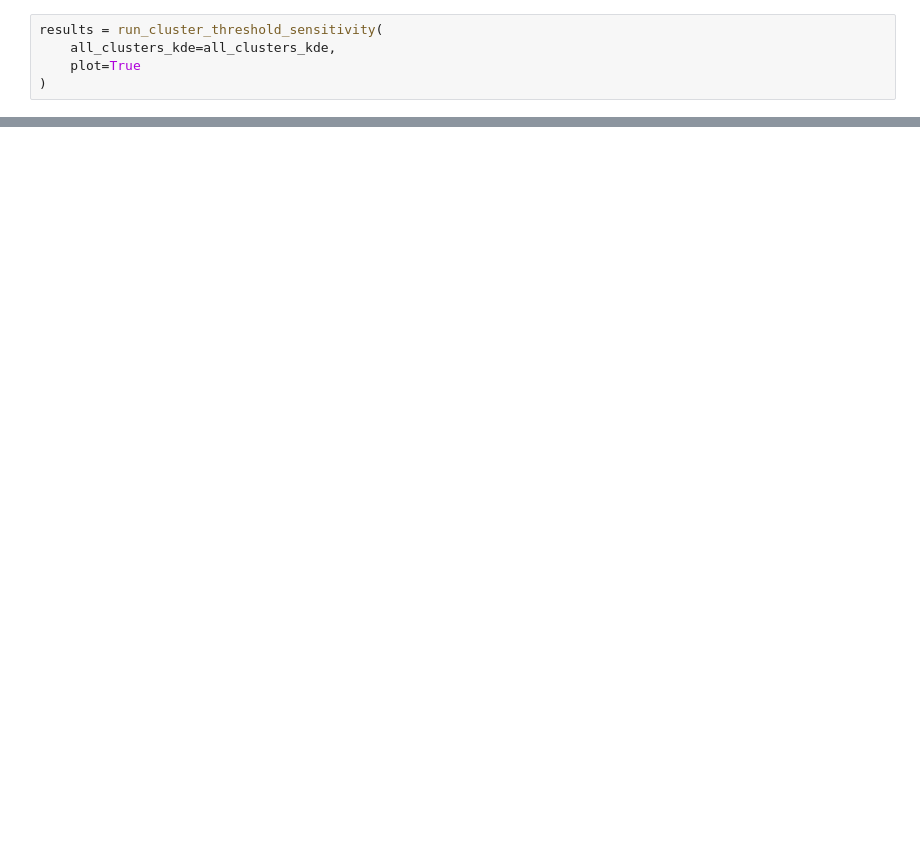
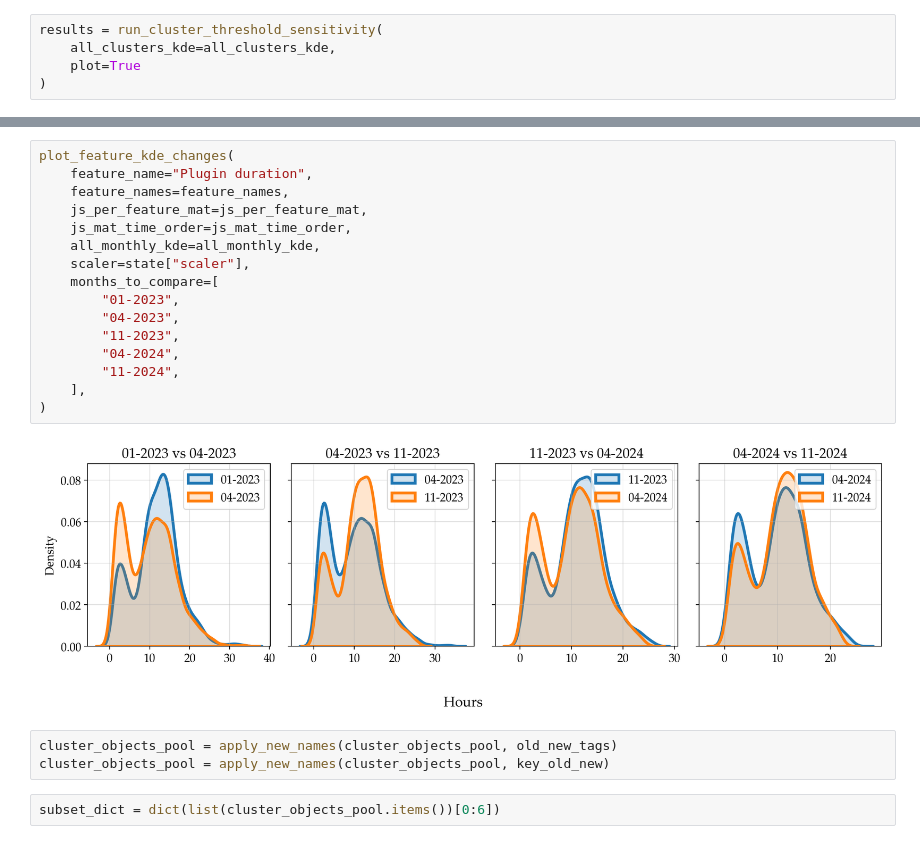
Before and after one commit to ghafyodtu/EV_dynamic_clustering, a Jupyter notebook: main_01.ipynb, the cells around one changed output, grey strips where cells are left out. Drawn from its saved outputs; the diff is of its cells as text; blank space fills up the shorter version.

```diff
--- a/main_01.ipynb
+++ b/main_01.ipynb
@@ -166,0 +105,23 @@ results = run_cluster_threshold_sensitivity(
+# %%
+plot_feature_kde_changes(
+    feature_name="Plugin duration",
+    feature_names=feature_names,
+    js_per_feature_mat=js_per_feature_mat,
+    js_mat_time_order=js_mat_time_order,
+    all_monthly_kde=all_monthly_kde,
+    scaler=state["scaler"],
+    months_to_compare=[
+        "01-2023",
+        "04-2023",
+        "11-2023",
+        "04-2024",
+        "11-2024",
+    ],
+)
+# %% [output]
+[figure, added]
+# %%
+cluster_objects_pool = apply_new_names(cluster_objects_pool, old_new_tags)
+cluster_objects_pool = apply_new_names(cluster_objects_pool, key_old_new)
+# %%
+subset_dict = dict(list(cluster_objects_pool.items())[0:6])
```
Also changed, not shown: parts of 18 cells of this notebook, 3 other files.
